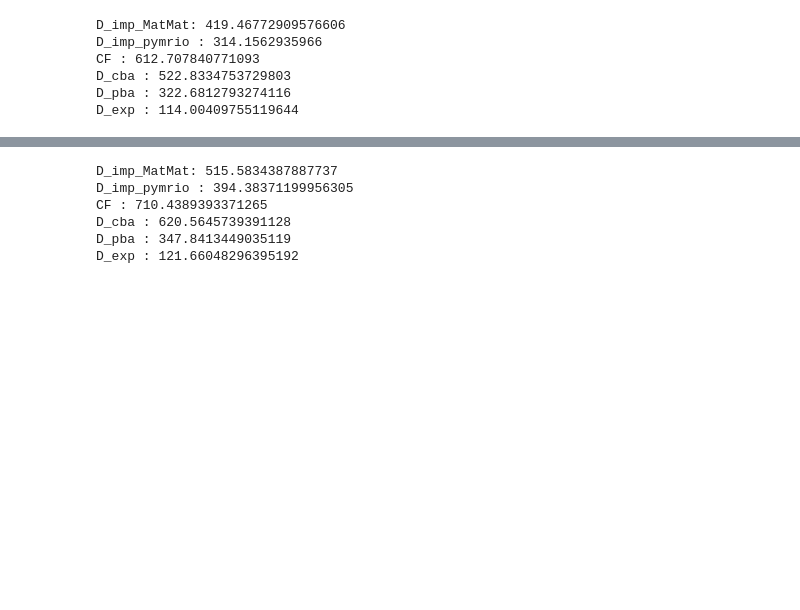
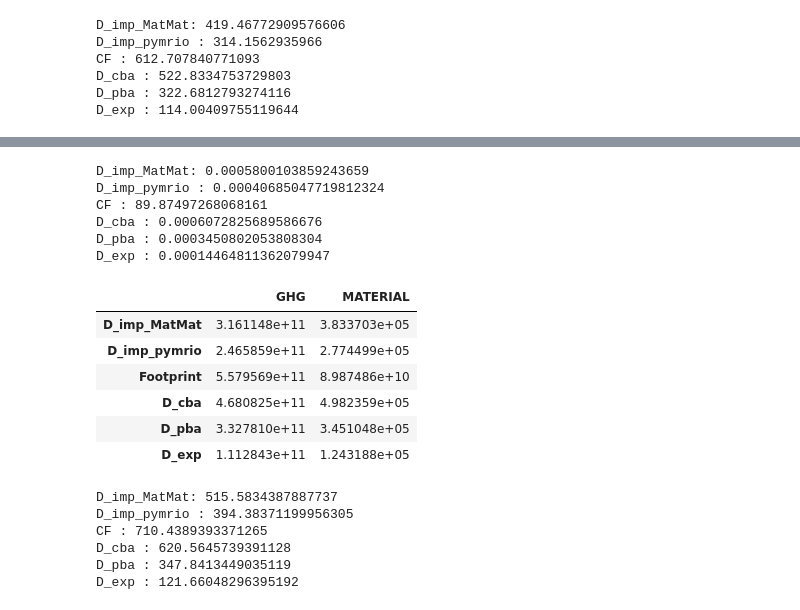
Before and after one commit to Maestrofinn/MatMat-Trade, a Jupyter notebook: IMACLIM_explo.ipynb, the cells around one changed output, grey strips where cells are left out. Drawn from its saved outputs; the diff is of its cells as text; code cells hidden in the pictures; blank space fills up the shorter version.

Commit message:
Saving coefrow and footprint tools

```diff
--- a/IMACLIM_explo.ipynb
+++ b/IMACLIM_explo.ipynb
@@ -987,5 +990,31 @@ D_exp : 0.00014464811362079947
+# %%
+iot_bis=model.iot.copy()
+total_imports=get_total_imports_region(iot_bis,"FR")
+D_imp_MatMat=(get_import_mean_stressor(iot_bis,"FR").loc[GHG_STRESSOR_NAMES].sum(level=1)*total_imports.groupby("sector").sum()).sum()/1e9
+D_imp_pymrio=iot_bis.stressor_extension.D_imp["FR"].loc[(slice(None),GHG_STRESSOR_NAMES),:].sum().sum()/1e9
+CF=iot_bis.stressor_extension.D_cba["FR"].loc[(slice(None),GHG_STRESSOR_NAMES),:].sum().sum()/1e9+iot_bis.stressor_extension.F_Y["FR"].sum().sum()/1e9
+D_cba=iot_bis.stressor_extension.D_cba["FR"].loc[(slice(None),GHG_STRESSOR_NAMES),:].sum().sum()/1e9
+D_pba=iot_bis.stressor_extension.D_pba["FR"].loc[(slice(None),GHG_STRESSOR_NAMES),:].sum().sum()/1e9
+D_exp=iot_bis.stressor_extension.D_exp["FR"].loc[(slice(None),GHG_STRESSOR_NAMES),:].sum().sum()/1e9
+
+print("D_imp_MatMat: {} \nD_imp_pymrio : {} \nCF : {} \nD_cba : {} \nD_pba : {} \nD_exp : {} ".format(D_imp_MatMat,D_imp_pymrio,CF,D_cba,D_pba,D_exp))
+# %% [output]
+D_imp_MatMat: 0.0005800103859243659
+D_imp_pymrio : 0.00040685047719812324
+CF : 89.87497268068161
+D_cba : 0.0006072825689586676
+D_pba : 0.0003450802053808304
+D_exp : 0.00014464811362079947
 # %%
-multi_footprints_extractor(model.iot)
+multi_footprints_extractor(model.counterfactuals["best"].iot)
+# %% [output]
+|  | GHG | MATERIAL |
+| D_imp_MatMat | 3.161148e+11 | 3.833703e+05 |
+| D_imp_pymrio | 2.465859e+11 | 2.774499e+05 |
+| Footprint | 5.579569e+11 | 8.987486e+10 |
+| D_cba | 4.680825e+11 | 4.982359e+05 |
+| D_pba | 3.327810e+11 | 3.451048e+05 |
+| D_exp | 1.112843e+11 | 1.243188e+05 |
 # %%
 Model_name="MatMat_sectors_all_countries_with_capital"
 save_footprints(model.iot,"../Outputs/Footprints/{}.xlsx".format(Model_name))
```
Also changed, not shown: parts of 15 cells of this notebook, 2 other files.
